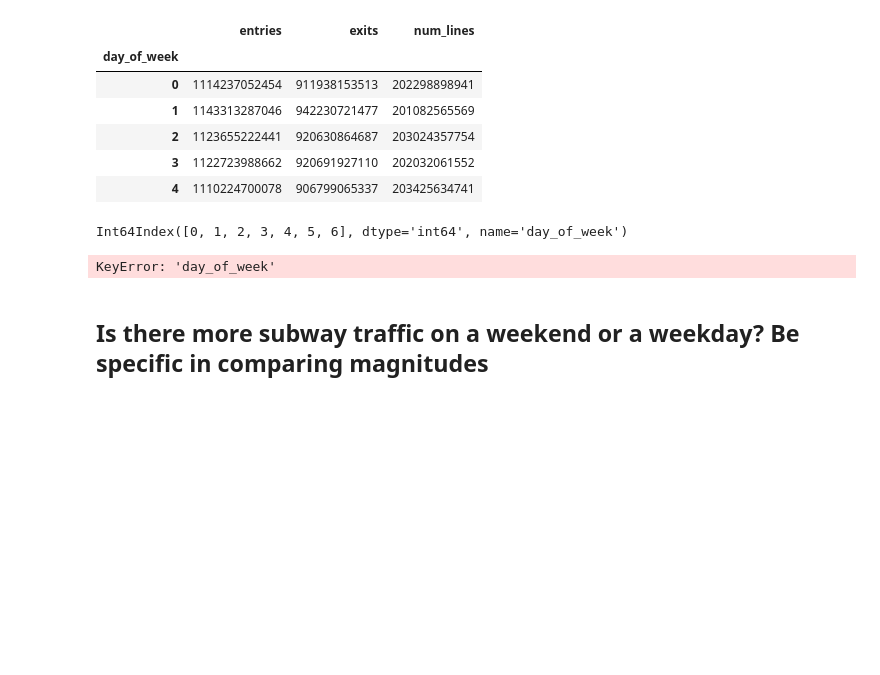
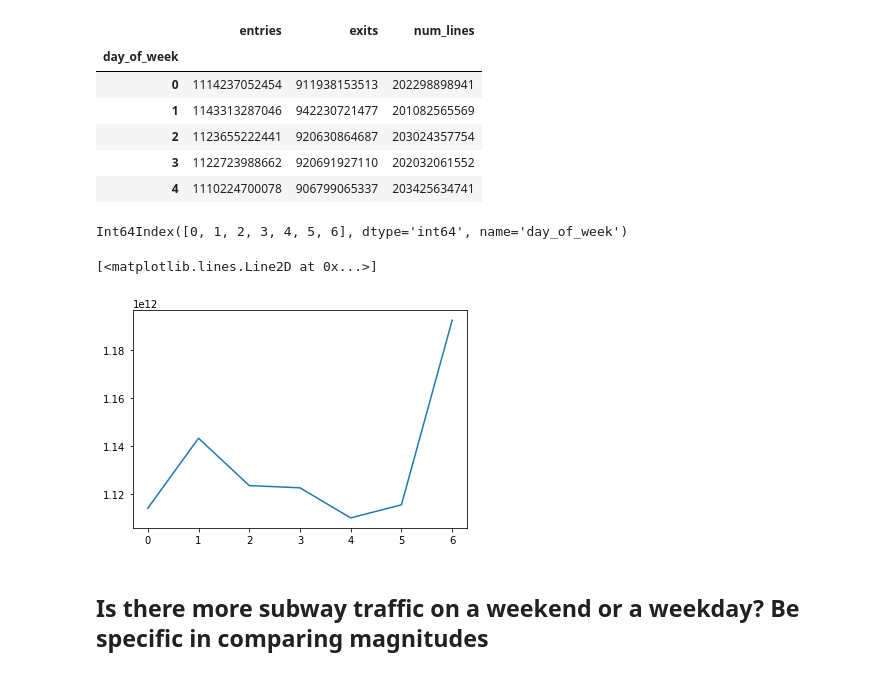
Before and after one commit to ortsed/dsc-pandas-series-and-dataframes-lab-dc-ds-career-042219, a Jupyter notebook: index.ipynb, the cells around one changed output. Drawn from its saved outputs; the diff is of its cells as text; code cells hidden in the pictures; blank space fills up the shorter version.

```diff
--- a/index.ipynb
+++ b/index.ipynb
@@ -126,9 +126,10 @@ entries.index
 # %% [output]
 Int64Index([0, 1, 2, 3, 4, 5, 6], dtype='int64', name='day_of_week')
 # %%
-plt.plot(entries['day_of_week'], entries['entries'])
+plt.plot(entries.index, entries['entries'])
 # %% [output]
-KeyError: 'day_of_week'
+[<matplotlib.lines.Line2D at 0x...>]
+[figure, added]
 # %% [markdown]
 ## Is there more subway traffic on a weekend or a weekday?    Be specific in comparing magnitudes
 # %%
```
